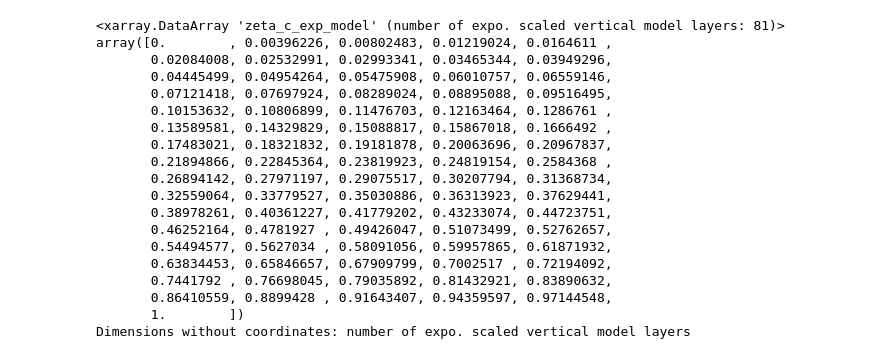
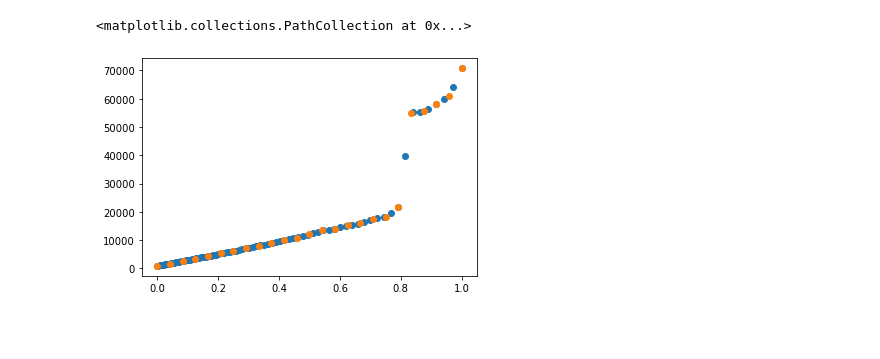
Before and after one commit to Shreyas911/sicopolis_tapenade_tools, a Jupyter notebook: radiostratigraphy data/visualize.ipynb, the cells around one changed output. Saved outputs shown, nothing was run; the diff lists cells and outputs as text; code cells hidden in the pictures; blank space fills up the shorter version.

Commit message:
Further progress on age layer data interpolation.

```diff
--- a/radiostratigraphy data/visualize.ipynb
+++ b/radiostratigraphy data/visualize.ipynb
@@ -207,22 +326,6 @@ Data variables: (12/17)
-# %%
-DI.ds['zeta_c_exp_model']
-# %% [output]
-<xarray.DataArray 'zeta_c_exp_model' (number of expo. scaled vertical model layers: 81)>
-array([0.        , 0.00396226, 0.00802483, 0.01219024, 0.0164611 ,
-       0.02084008, 0.02532991, 0.02993341, 0.03465344, 0.03949296,
-       0.04445499, 0.04954264, 0.05475908, 0.06010757, 0.06559146,
-       0.07121418, 0.07697924, 0.08289024, 0.08895088, 0.09516495,
-       0.10153632, 0.10806899, 0.11476703, 0.12163464, 0.1286761 ,
-       0.13589581, 0.14329829, 0.15088817, 0.15867018, 0.1666492 ,
-       0.17483021, 0.18321832, 0.19181878, 0.20063696, 0.20967837,
-       0.21894866, 0.22845364, 0.23819923, 0.24819154, 0.2584368 ,
-       0.26894142, 0.27971197, 0.29075517, 0.30207794, 0.31368734,
-       0.32559064, 0.33779527, 0.35030886, 0.36313923, 0.37629441,
-       0.38978261, 0.40361227, 0.41779202, 0.43233074, 0.44723751,
-       0.46252164, 0.4781927 , 0.49426047, 0.51073499, 0.52762657,
-       0.54494577, 0.5627034 , 0.58091056, 0.59957865, 0.61871932,
-       0.63834453, 0.65846657, 0.67909799, 0.7002517 , 0.72194092,
-       0.7441792 , 0.76698045, 0.79035892, 0.81432921, 0.83890632,
-       0.86410559, 0.8899428 , 0.91643407, 0.94359597, 0.97144548,
-       1.        ])
-Dimensions without coordinates: number of expo. scaled vertical model layers
+# %%
+plt.scatter(DI.ds['zeta_c_exp_model'], DI.ds['age_norm_2D_interp_z_interp_linear'][:,100,180])
+plt.scatter(np.linspace(0., 1., len(DI.ds['number of vertical layers'])),DI.ds['age_norm_2D_interp'][:,100,180])
+# %% [output]
+<matplotlib.collections.PathCollection at 0x...>
+[figure, added]
```
Also changed, not shown: parts of 6 cells of this notebook.
